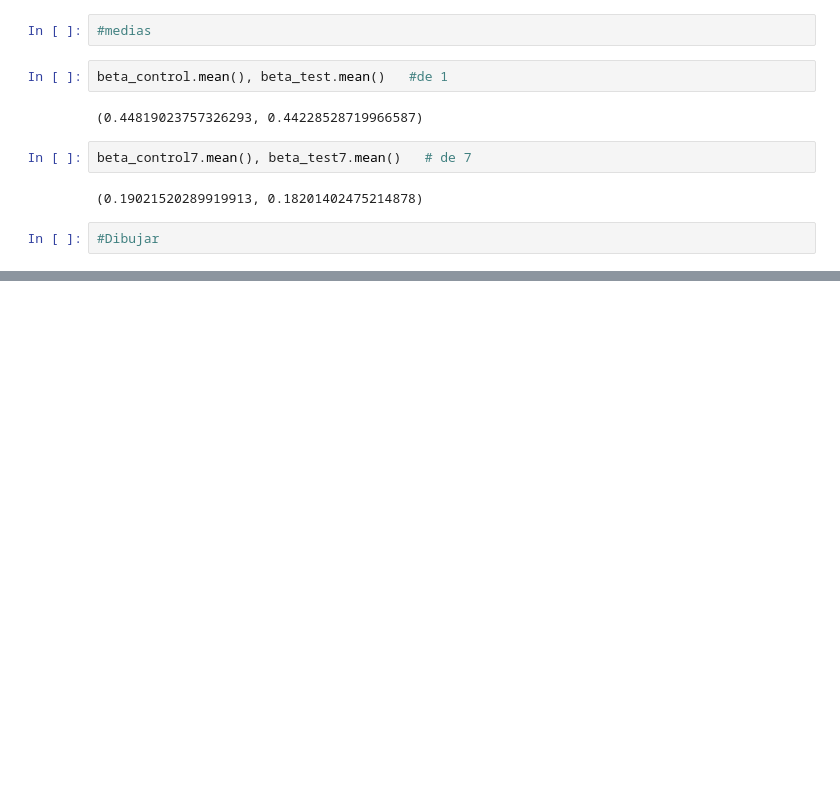
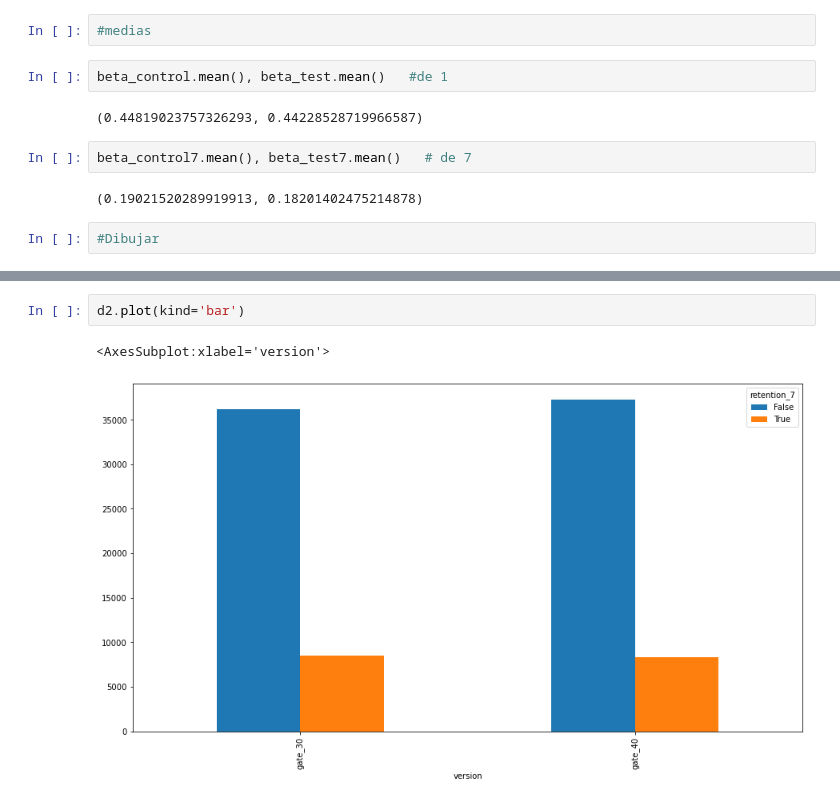
Before and after one commit to Ironhack-Data-Madrid-Mayo-2022/6.4_lab-AB-Testing, a Jupyter notebook: lab-ab-test.ipynb, the cells around one changed output, grey strips where cells are left out. Saved outputs shown, nothing was run; the diff lists cells and outputs as text; blank space fills up the shorter version.

```diff
--- a/lab-ab-test.ipynb
+++ b/lab-ab-test.ipynb
@@ -220,0 +357,5 @@ NameError: name 'beta_C' is not defined
+# %%
+d2.plot(kind='bar')
+# %% [output]
+<AxesSubplot:xlabel='version'>
+[figure, added]
```
Also changed, not shown: parts of 29 cells of this notebook.
